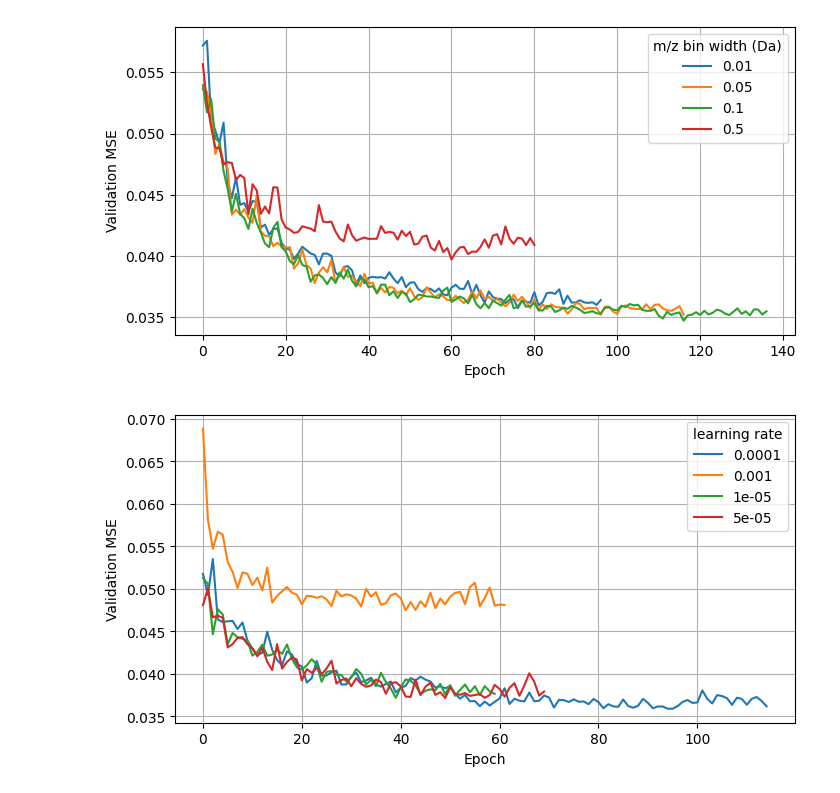
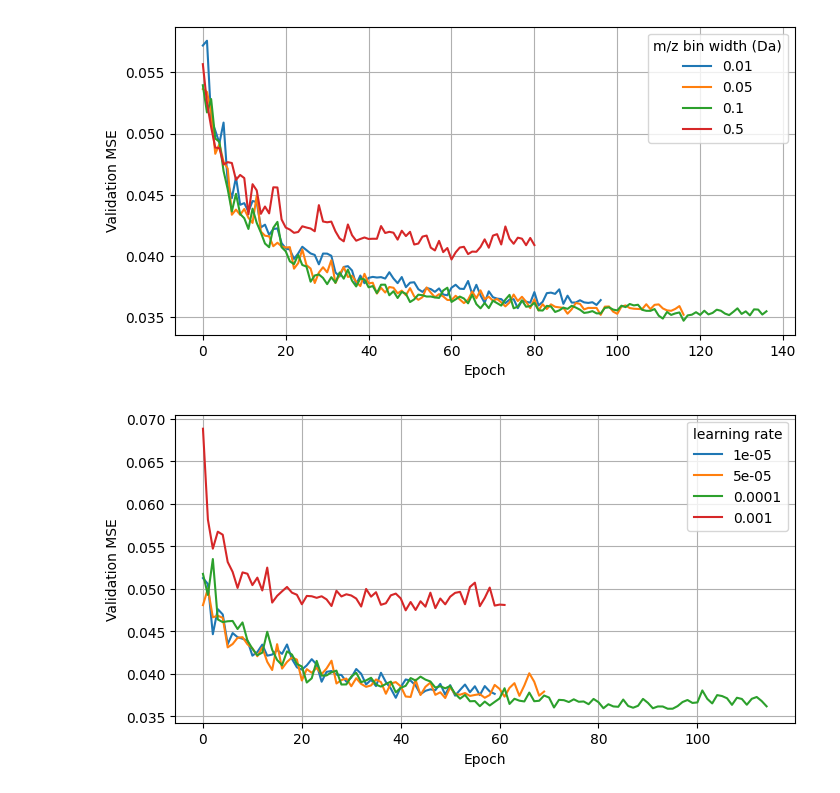
Before and after one commit to matchms/ms2deepscore, a Jupyter notebook: notebooks/model_benchmarking/hyperparameter_optimization.ipynb, the cells around one changed output. Saved outputs shown, nothing was run; the diff lists cells and outputs as text; code cells hidden in the pictures.

```diff
--- a/notebooks/model_benchmarking/hyperparameter_optimization.ipynb
+++ b/notebooks/model_benchmarking/hyperparameter_optimization.ipynb
@@ -76,6 +78,7 @@ def compare_dictionaries(dict1, dict2):
             if value1 != value2:
                 print(f"Key: {key}, Dict1 Value: {value1}, Dict2 Value: {value2}")
 # %%
+import matplotlib.pyplot as plt
 def select_matching_settings(list_of_histories_and_settings, setting_to_vary, settings_to_keep_constant, labels_to_exclude=[]):
     selected_settings_and_losses = {}
     for i, history_and_settings in enumerate(list_of_histories_and_settings):
@@ -103,12 +106,7 @@ def select_matching_settings(list_of_histories_and_settings, setting_to_vary, se
 
 def plot_history(selected_settings_and_losses, loss_type="val_losses", save_fig=None, legend_title=""):
     plt.figure(figsize=(8, 4))
-    # Convert to int for sorting.
-    try:
-        selected_settings_and_losses = {int(key): value for key, value in selected_settings_and_losses.items()}
-    except ValueError:
-        pass
-    for label in sorted(selected_settings_and_losses):
+    for label in selected_settings_and_losses:
         plt.plot(selected_settings_and_losses[label][0][loss_type], label=label)
     loss_labels = {"val_rmse": "Validation RMSE", "rmse": "Train RMSE", "val_losses": "Validation MSE", "losses": "Training MSE"}
     plt.ylabel(loss_labels[loss_type])
@@ -250,15 +260,17 @@ plot_history(selected_settings_and_losses, legend_title="m/z bin width (Da)",
 # %%
 constant_settings = {
     "average_inchikey_sampling_count": 100,
     "fingerprint_nbits": 4096,
     "base_dims": [2000, 2000],
     "embedding_dim": 500,
     "additional_metadata": {"ionmode", "precursor_mz"},
     "loss_function": "mse"}
 
 selected_settings_and_losses = select_matching_settings(history_and_settings_list, "learning_rate", constant_settings,
                                                         labels_to_exclude=[])
-plot_history(selected_settings_and_losses, legend_title="learning rate",
+selected_settings_and_losses = {float(key): value for key, value in selected_settings_and_losses.items()}
+sorted_selected_settings_and_losses = {key: selected_settings_and_losses[key] for key in sorted(selected_settings_and_losses.keys())}
+plot_history(sorted_selected_settings_and_losses, legend_title="learning rate",
              save_fig="./hyperparameter_optimization/learning_rate.svg")
 # %% [output]
-[figure, old version]
+[figure, new version]
```
Also changed, not shown: parts of 8 cells of this notebook.
